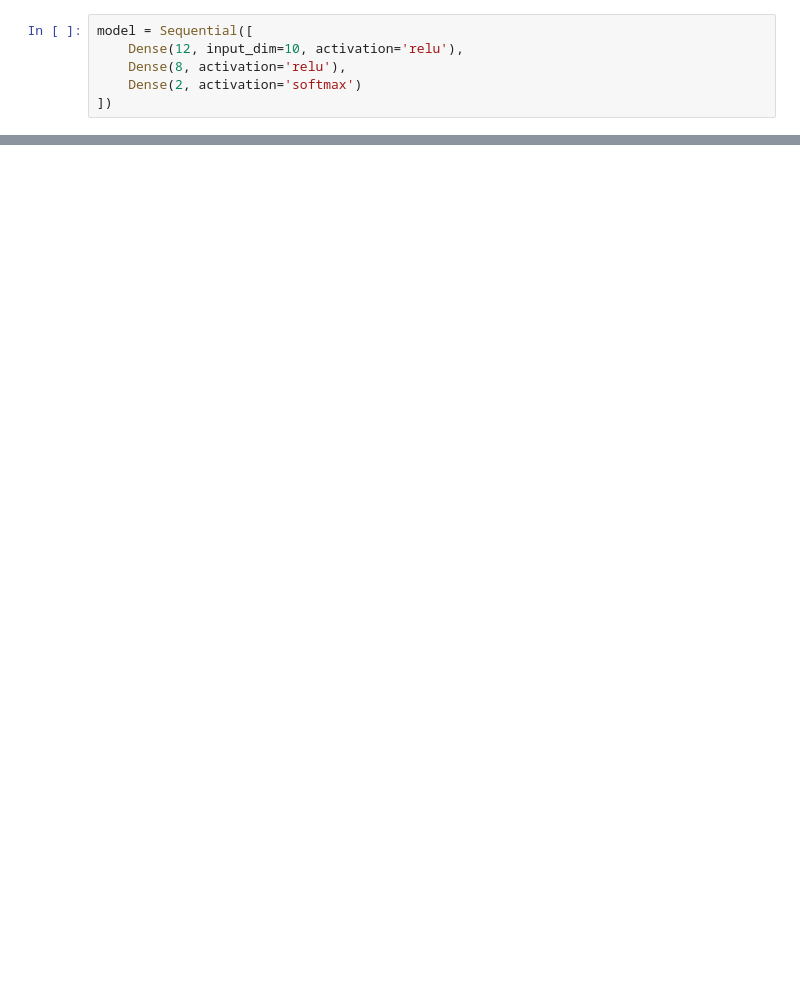
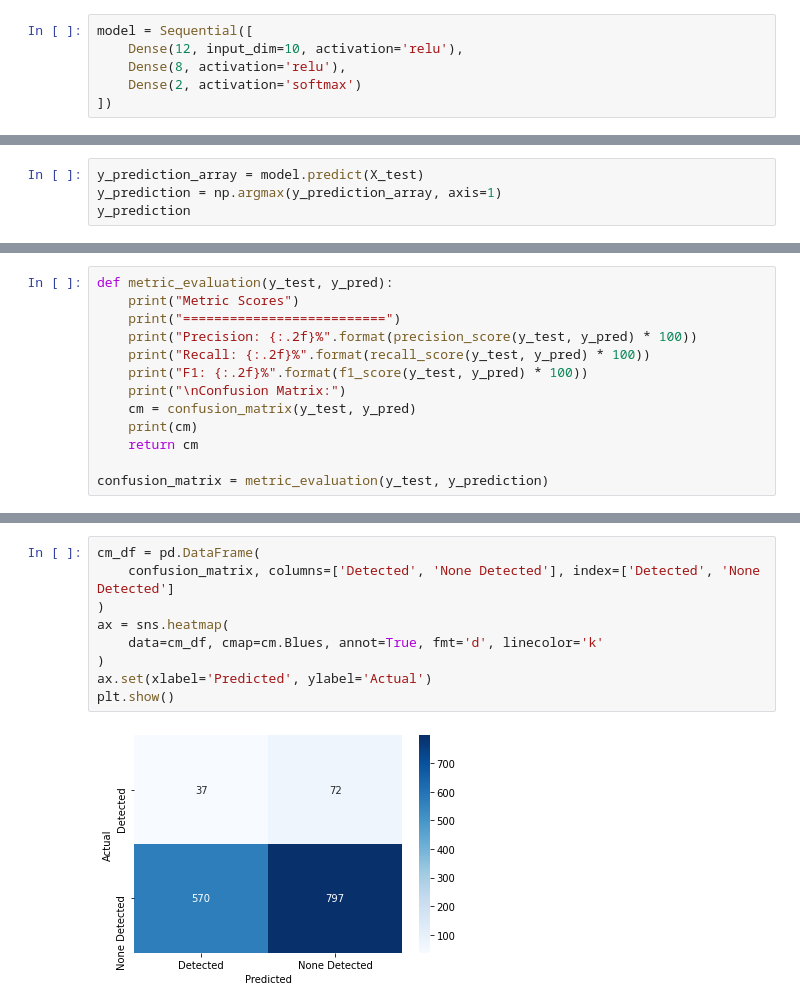
Before and after one commit to iainmuir6/Machine-Learning-with-Coronavirus-Data, a Jupyter notebook: ml_covid_research.ipynb, the cells around one changed output, grey strips where cells are left out. Cells and saved outputs as stored; diff of their text form; blank space fills up the shorter version.

```diff
--- a/ml_covid_research.ipynb
+++ b/ml_covid_research.ipynb
@@ -622,0 +706,4 @@ model = Sequential([
+# %%
+y_prediction_array = model.predict(X_test)
+y_prediction = np.argmax(y_prediction_array, axis=1)
+y_prediction
@@ -622,0 +712,13 @@ model = Sequential([
+# %%
+def metric_evaluation(y_test, y_pred):
+    print("Metric Scores")
+    print("==========================")
+    print("Precision: {:.2f}%".format(precision_score(y_test, y_pred) * 100))
+    print("Recall: {:.2f}%".format(recall_score(y_test, y_pred) * 100))
+    print("F1: {:.2f}%".format(f1_score(y_test, y_pred) * 100))
+    print("\nConfusion Matrix:")
+    cm = confusion_matrix(y_test, y_pred)
+    print(cm)
+    return cm
+
+confusion_matrix = metric_evaluation(y_test, y_prediction)
@@ -622,0 +735,11 @@ model = Sequential([
+# %%
+cm_df = pd.DataFrame(
+    confusion_matrix, columns=['Detected', 'None Detected'], index=['Detected', 'None Detected']
+)
+ax = sns.heatmap(
+    data=cm_df, cmap=cm.Blues, annot=True, fmt='d', linecolor='k'
+)
+ax.set(xlabel='Predicted', ylabel='Actual')
+plt.show()
+# %% [output]
+[figure, added]
```
Also changed, not shown: parts of 17 cells of this notebook.
